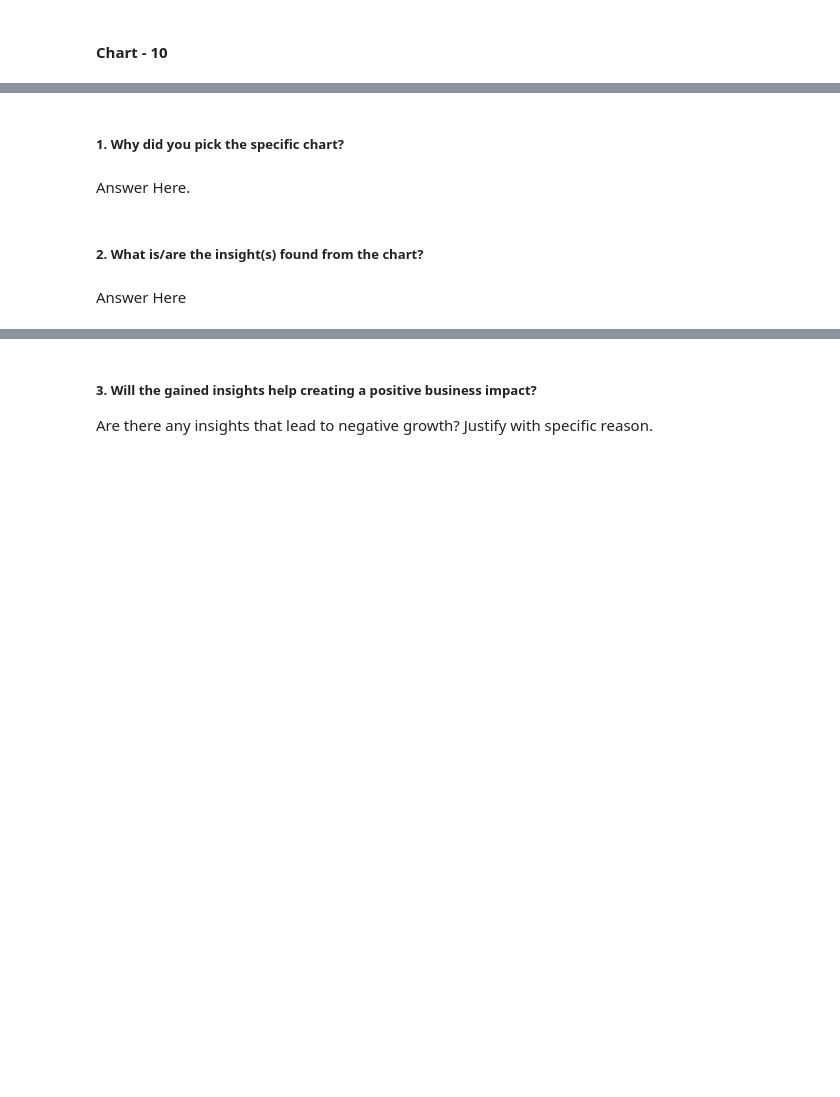
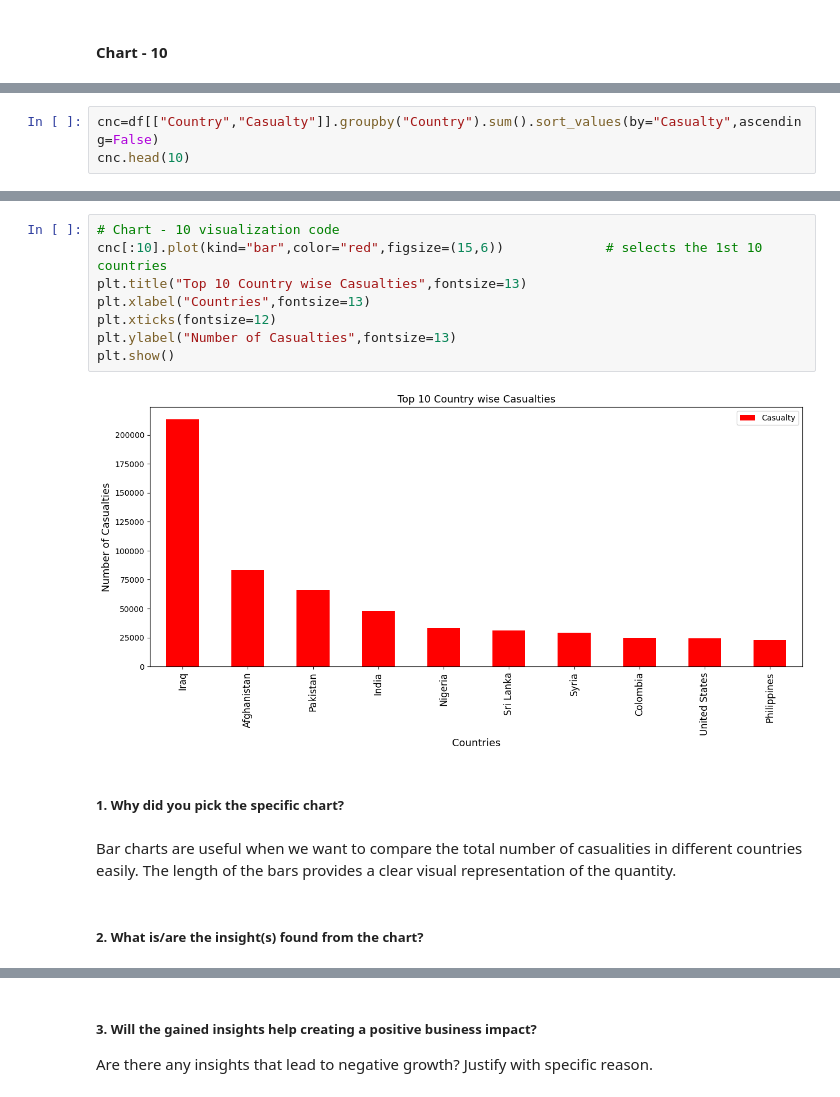
Before and after one commit to Amrit007-droid/Global-Terrorism-Dataset-EDA-, a Jupyter notebook: Global_Terrorism_Dataset_EDA_submission_.ipynb, the cells around one changed output, grey strips where cells are left out. Saved outputs shown, nothing was run; the diff lists cells and outputs as text; blank space fills up the shorter version.

```diff
--- a/Global_Terrorism_Dataset_EDA_submission_.ipynb
+++ b/Global_Terrorism_Dataset_EDA_submission_.ipynb
@@ -924,0 +930,3 @@ Answer Here
+# %%
+cnc=df[["Country","Casualty"]].groupby("Country").sum().sort_values(by="Casualty",ascending=False)
+cnc.head(10)
@@ -925,8 +946,16 @@ Answer Here
+# %%
+# Chart - 10 visualization code
+cnc[:10].plot(kind="bar",color="red",figsize=(15,6))             # selects the 1st 10 countries
+plt.title("Top 10 Country wise Casualties",fontsize=13)
+plt.xlabel("Countries",fontsize=13)
+plt.xticks(fontsize=12)
+plt.ylabel("Number of Casualties",fontsize=13)
+plt.show()
+# %% [output]
+[figure, added]
 # %% [markdown]
 ##### 1. Why did you pick the specific chart?
-# %% [markdown]
-Answer Here.
+# %% [markdown]
+Bar charts are useful when we want to compare the total number of casualities in different countries easily. The length of the bars provides a clear visual representation of the quantity.
 # %% [markdown]
 ##### 2. What is/are the insight(s) found from the chart?
-# %% [markdown]
-Answer Here
```
Also changed, not shown: parts of 22 cells of this notebook.
